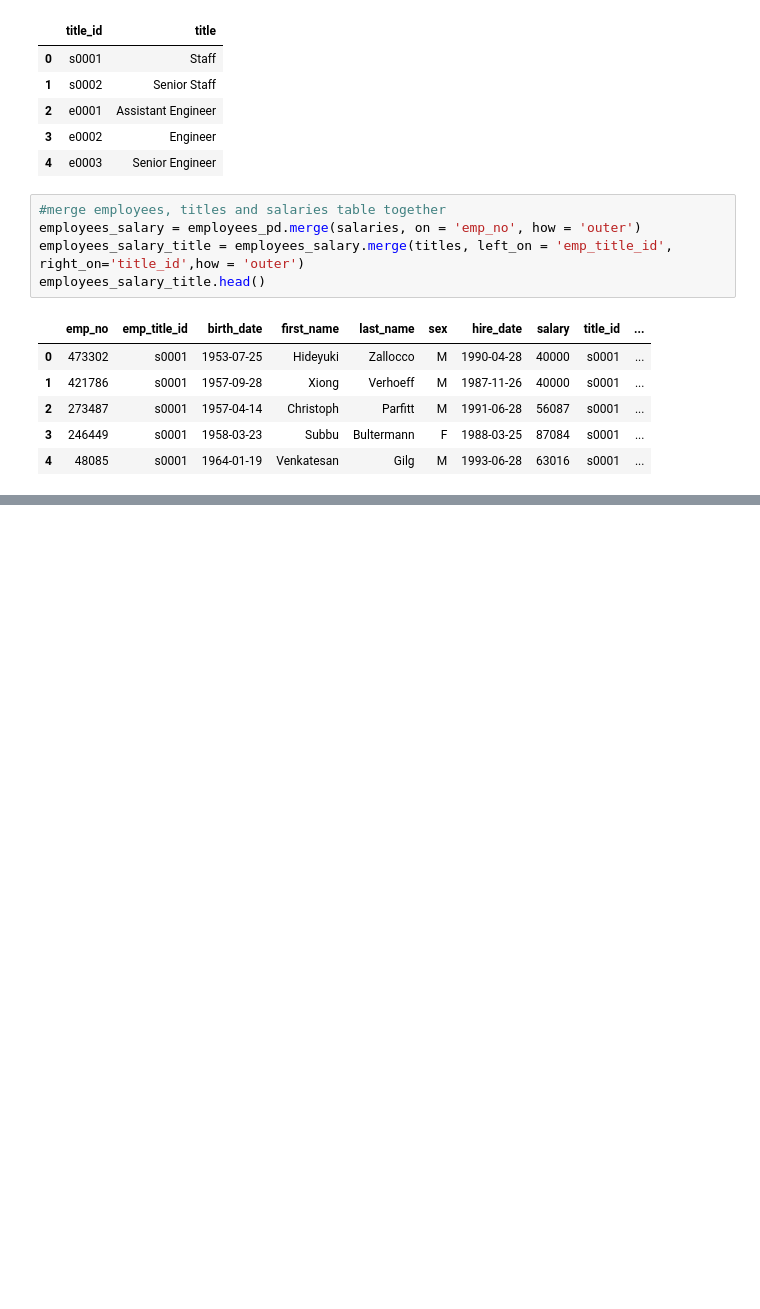
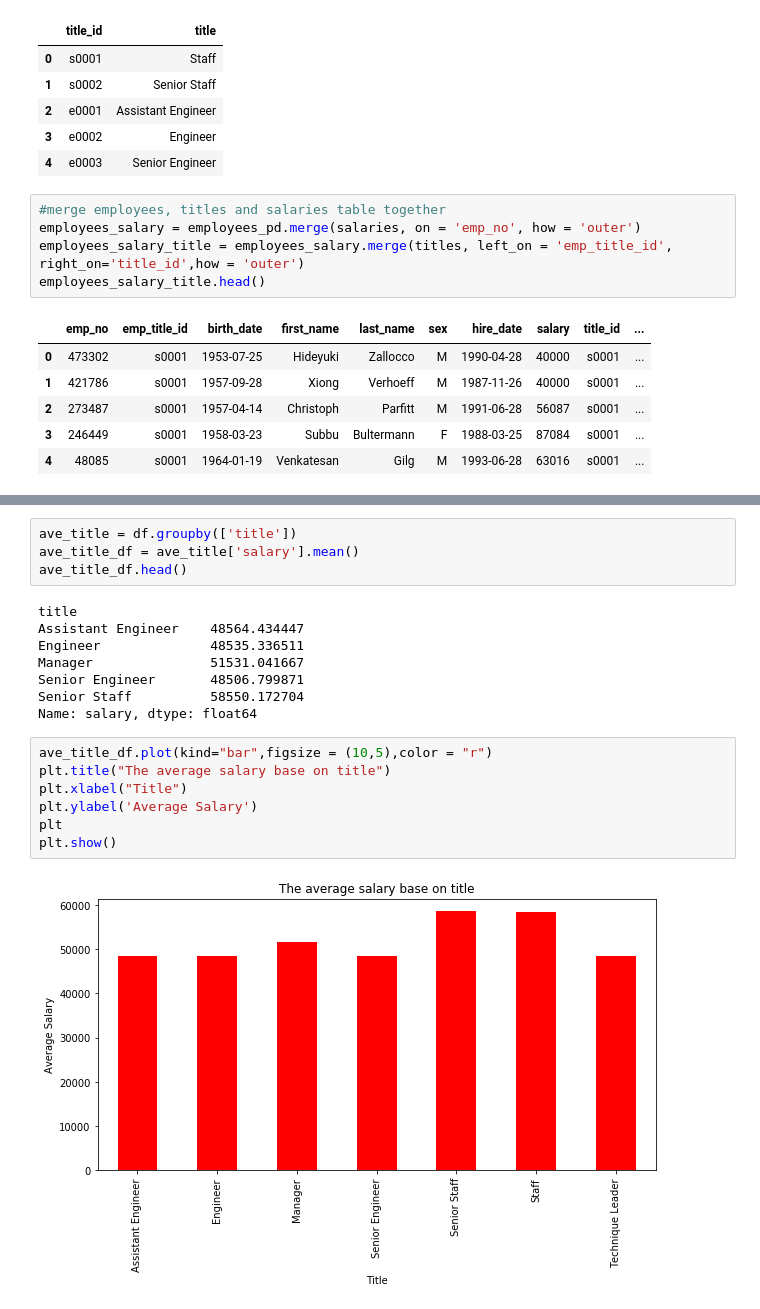
Before and after one commit to 22OVERSooN/sql_challenge, a Jupyter notebook: Bonus/Bonus_Analysis.ipynb, the cells around one changed output, grey strips where cells are left out. Saved outputs shown, nothing was run; the diff lists cells and outputs as text; blank space fills up the shorter version.

```diff
--- a/Bonus/Bonus_Analysis.ipynb
+++ b/Bonus/Bonus_Analysis.ipynb
@@ -125,0 +191,21 @@ employees_salary_title.head()
+# %%
+ave_title = df.groupby(['title'])
+ave_title_df = ave_title['salary'].mean()
+ave_title_df.head()
+# %% [output]
+title
+Assistant Engineer    48564.434447
+Engineer              48535.336511
+Manager               51531.041667
+Senior Engineer       48506.799871
+Senior Staff          58550.172704
+Name: salary, dtype: float64
+# %%
+ave_title_df.plot(kind="bar",figsize = (10,5),color = "r")
+plt.title("The average salary base on title")
+plt.xlabel("Title")
+plt.ylabel('Average Salary')
+plt
+plt.show()
+# %% [output]
+[figure, added]
```
Also changed, not shown: parts of 5 cells of this notebook.
